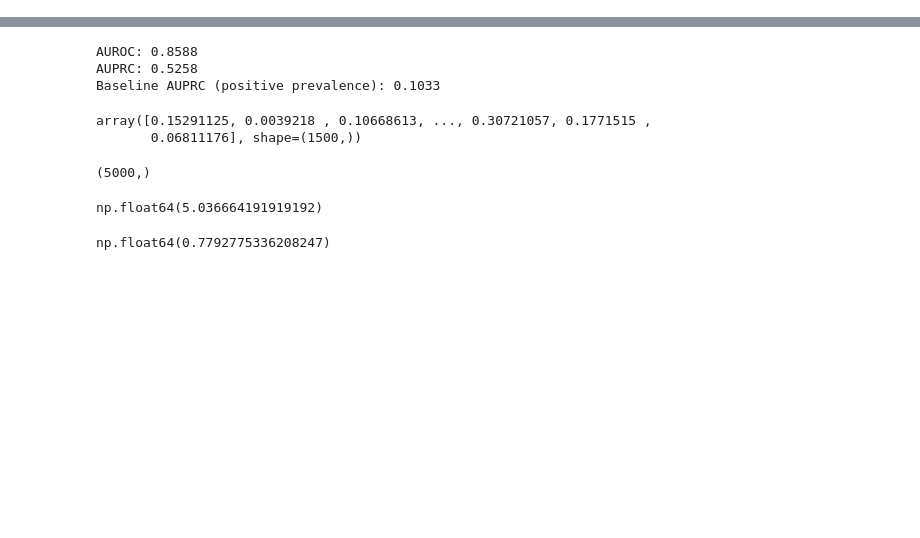
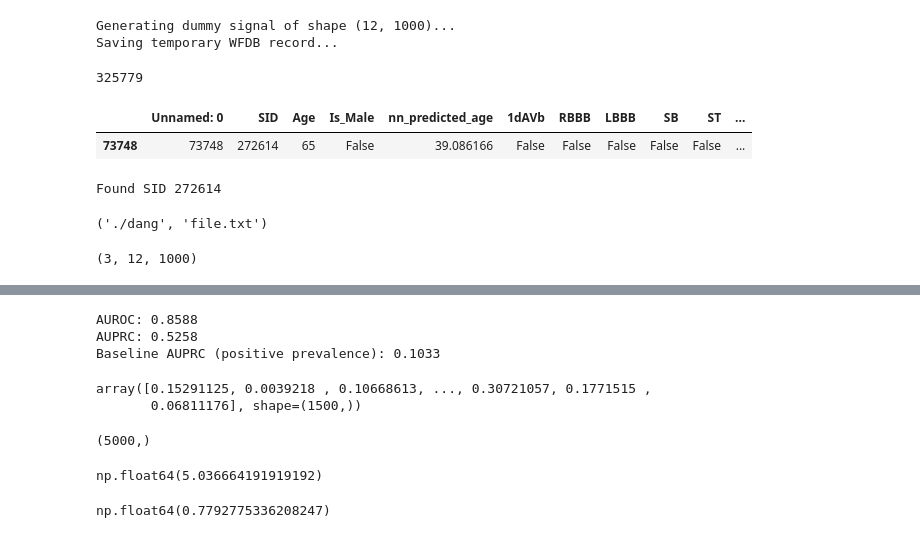
Before and after one commit to hongdangn/ecg-survival-benchmark, a Jupyter notebook: test.ipynb, the cells around one changed output, grey strips where cells are left out. Drawn from its saved outputs; the diff is of its cells as text; code cells hidden in the pictures; blank space fills up the shorter version.

```diff
--- a/test.ipynb
+++ b/test.ipynb
@@ -10,0 +26,59 @@ import pandas as pd
+# %%
+import wfdb
+import shutil
+
+INPUT_SHAPE = (12, 1000)
+
+FS = 100
+OUTPUT_DIR = "./code15_output"
+TEMP_DATA_DIR = "temp_data"
+
+os.makedirs(TEMP_DATA_DIR, exist_ok=True)
+os.makedirs(OUTPUT_DIR, exist_ok=True)
+
+print(f"Generating dummy signal of shape {INPUT_SHAPE}...")
+ecg_signal = np.random.randn(INPUT_SHAPE[1], INPUT_SHAPE[0])
+
+record_name = "test_record"
+record_path = os.path.join(TEMP_DATA_DIR, record_name)
+
+lead_names = ['I', 'II', 'III', 'aVR', 'aVL', 'aVF', 'V1', 'V2', 'V3', 'V4', 'V5', 'V6']
+
+print("Saving temporary WFDB record...")
+wfdb.wrsamp(
+    record_name=record_name,
+    fs=FS,
+    units=['mV'] * 12,
+    sig_name=lead_names,
+    p_signal=ecg_signal,
+    fmt=['16'] * 12,
+    write_dir=TEMP_DATA_DIR
+)
+# %% [output]
+Generating dummy signal of shape (12, 1000)...
+Saving temporary WFDB record...
+# %%
+code15_exams_dir = os.path.join(data_dir,'exams.csv')
+new_data_path = os.path.join(data_dir, 'Labels_Code15_mort_032025_pd_8020.csv')
+
+labels = pd.read_csv(new_data_path)
+# %%
+len(sids)
+# %% [output]
+325779
+# %%
+labels[labels['SID']==272614]
+# %% [output]
+|  | Unnamed: 0 | SID | Age | Is_Male | nn_predicted_age | 1dAVb | RBBB | LBBB | SB | ST | ... |
+| 73748 | 73748 | 272614 | 65 | False | 39.086166 | False | False | False | False | False | ... |
+# %%
+for sid in sids:
+    if sid == 1576698:
+        print("Found SID 272614")
+# %% [output]
+Found SID 272614
+# %%
+os.path.split("./dang/file.txt")
+# os.path.splitext("./dang/file.txt")
+# %% [output]
+('./dang', 'file.txt')
@@ -10,0 +89,4 @@ import pandas as pd
+# %%
+x.reshape(x.shape[0], 12, -1).shape
+# %% [output]
+(3, 12, 1000)
```
Also changed, not shown: parts of 6 cells of this notebook, 12 other files.
